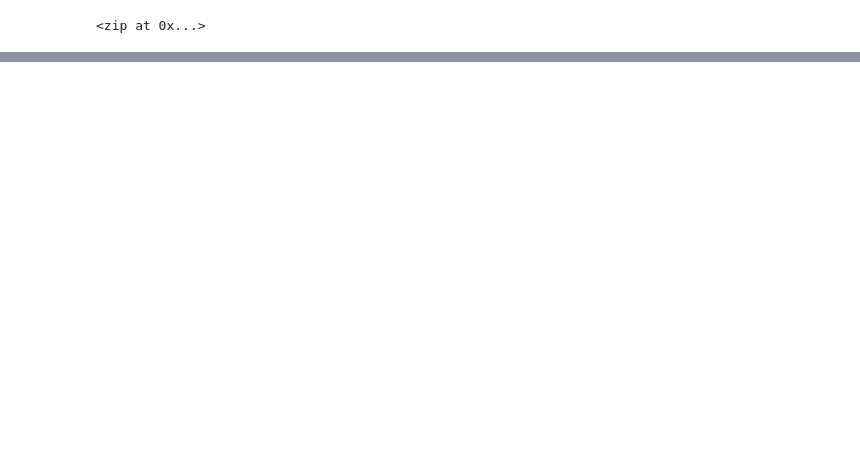
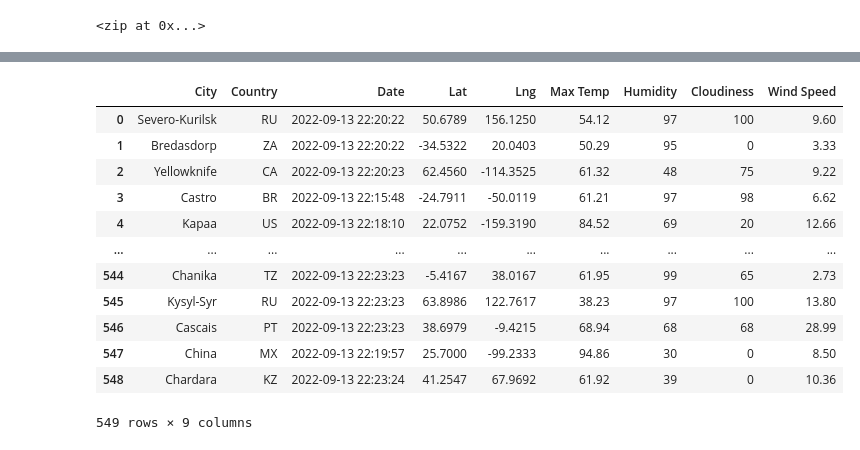
Before and after one commit to mdeleonardis1/World_Weather_Analysis, a Jupyter notebook: WeatherPy.ipynb, the cells around one changed output, grey strips where cells are left out. Drawn from its saved outputs; the diff is of its cells as text; code cells hidden in the pictures; blank space fills up the shorter version.

Commit message:
City and weather generator code

```diff
--- a/WeatherPy.ipynb
+++ b/WeatherPy.ipynb
@@ -33,0 +47,3 @@ len(cities)
+# %%
+url = "http://api.openweathermap.org/data/2.5/weather?units=Imperial&APPID=" + weather_api_key
+print(url)
@@ -33,0 +137,4 @@ len(cities)
+# %%
+# Convert the array of dictionaries to a Pandas DataFrame.
+city_data_df = pd.DataFrame(city_data)
+city_data_df.head(10)
@@ -33,0 +153,20 @@ len(cities)
+# %%
+new_column_order = ["City",'Country','Date','Lat','Lng','Max Temp','Humidity','Cloudiness','Wind Speed']
+# %%
+city_data_df = city_data_df[new_column_order]
+# %%
+city_data_df
+# %% [output]
+|  | City | Country | Date | Lat | Lng | Max Temp | Humidity | Cloudiness | Wind Speed |
+| 0 | Severo-Kurilsk | RU | 2022-09-13 22:20:22 | 50.6789 | 156.1250 | 54.12 | 97 | 100 | 9.60 |
+| 1 | Bredasdorp | ZA | 2022-09-13 22:20:22 | -34.5322 | 20.0403 | 50.29 | 95 | 0 | 3.33 |
+| 2 | Yellowknife | CA | 2022-09-13 22:20:23 | 62.4560 | -114.3525 | 61.32 | 48 | 75 | 9.22 |
+| 3 | Castro | BR | 2022-09-13 22:15:48 | -24.7911 | -50.0119 | 61.21 | 97 | 98 | 6.62 |
+| 4 | Kapaa | US | 2022-09-13 22:18:10 | 22.0752 | -159.3190 | 84.52 | 69 | 20 | 12.66 |
+| ... | ... | ... | ... | ... | ... | ... | ... | ... | ... |
+| 544 | Chanika | TZ | 2022-09-13 22:23:23 | -5.4167 | 38.0167 | 61.95 | 99 | 65 | 2.73 |
+| 545 | Kysyl-Syr | RU | 2022-09-13 22:23:23 | 63.8986 | 122.7617 | 38.23 | 97 | 100 | 13.80 |
+| 546 | Cascais | PT | 2022-09-13 22:23:23 | 38.6979 | -9.4215 | 68.94 | 68 | 68 | 28.99 |
+| 547 | China | MX | 2022-09-13 22:19:57 | 25.7000 | -99.2333 | 94.86 | 30 | 0 | 8.50 |
+| 548 | Chardara | KZ | 2022-09-13 22:23:24 | 41.2547 | 67.9692 | 61.92 | 39 | 0 | 10.36 |
+549 rows × 9 columns
```
Also changed, not shown: parts of 8 cells of this notebook, 3 other files.
